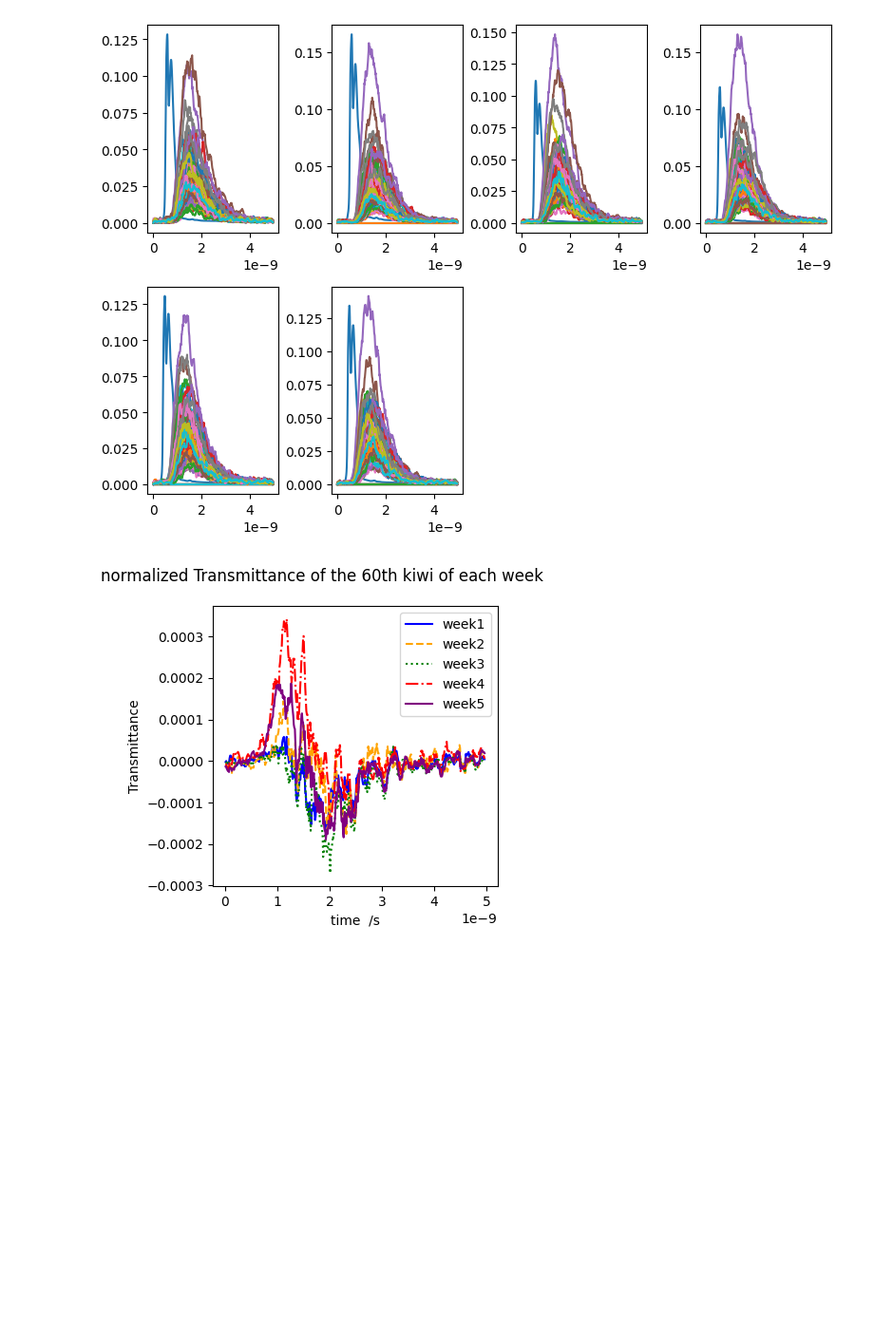
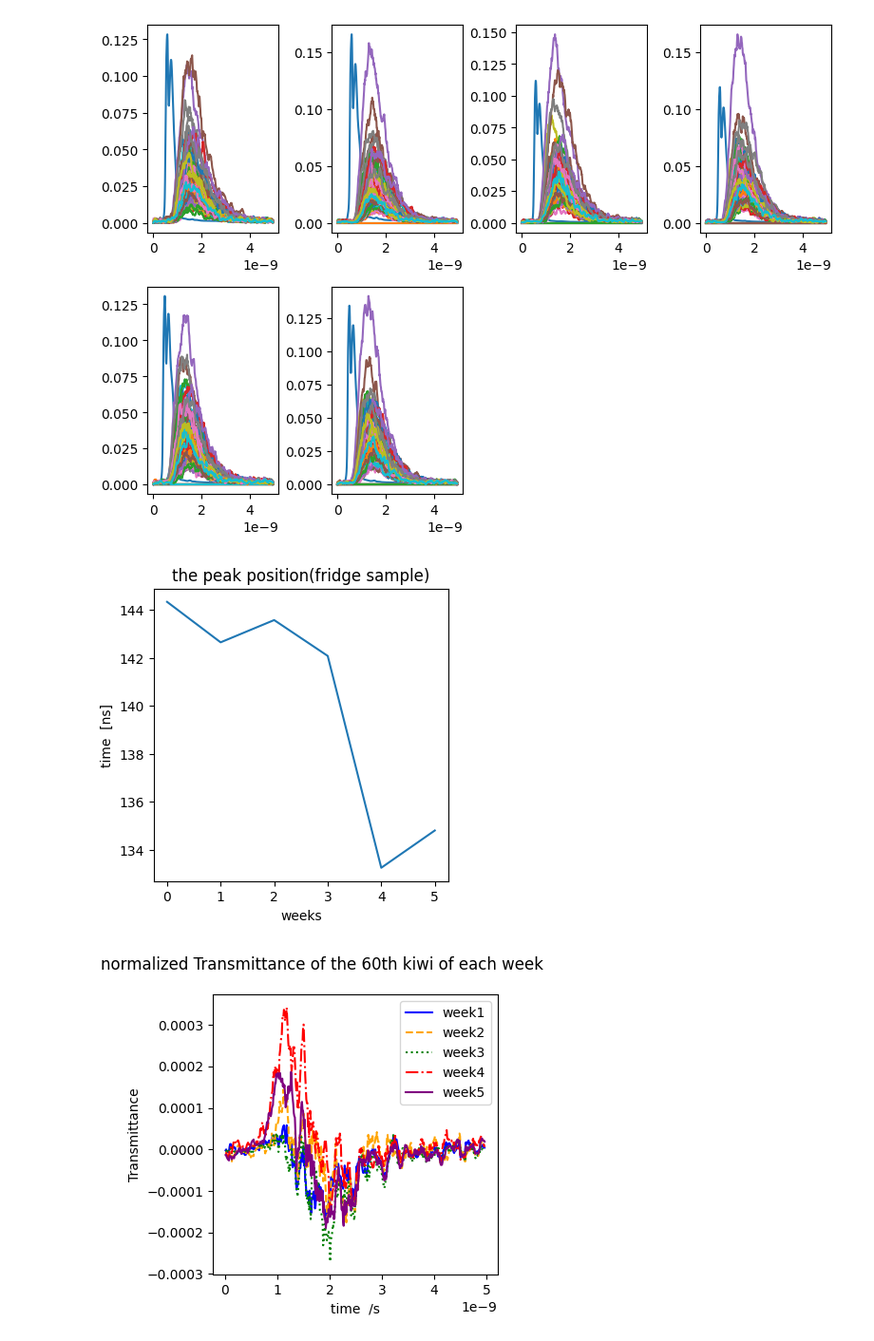
Before and after one commit to xbx18502/Graduation_research_feb, a Jupyter notebook: first_step_fridge.ipynb, the cells around one changed output. Shown at 95% size. Cells and saved outputs as stored; diff of their text form; code cells hidden in the pictures; blank space fills up the shorter version.

Commit message:
add peak position analysis to first step

```diff
--- a/first_step_fridge.ipynb
+++ b/first_step_fridge.ipynb
@@ -224,6 +224,22 @@ peak1 = np.sort(peak)
 exception = np.where(peak != 0)
 #print(exception[0])
 # 36,64
+# %%
+#得到每个果的峰值位置变化
+AMOUNT_REMAIN = len(exception[0]) # = 63
+peak_position = np.zeros((AMOUNT_EXP,AMOUNT_REMAIN))
+for i in range(AMOUNT_EXP):
+    for j in range(AMOUNT_REMAIN):
+        peak_position[i,j] = np.argmax(Y[i][exception[0][j]])
+plt.figure(figsize=(4,4))
+plt.plot([0,1,2,3,4,5],np.mean(peak_position,1))
+plt.title("the peak position(fridge sample)")
+plt.xlabel('weeks')
+plt.ylabel('time  [ns]')
+plt.xticks([0,1,2,3,4,5])
+plt.show()
+# %% [output]
+[figure, added]
 # %%
 class normalization():
     def get_irf_max(AMOUNT_EXP,H):
```
Also changed, not shown: 1 other file.
